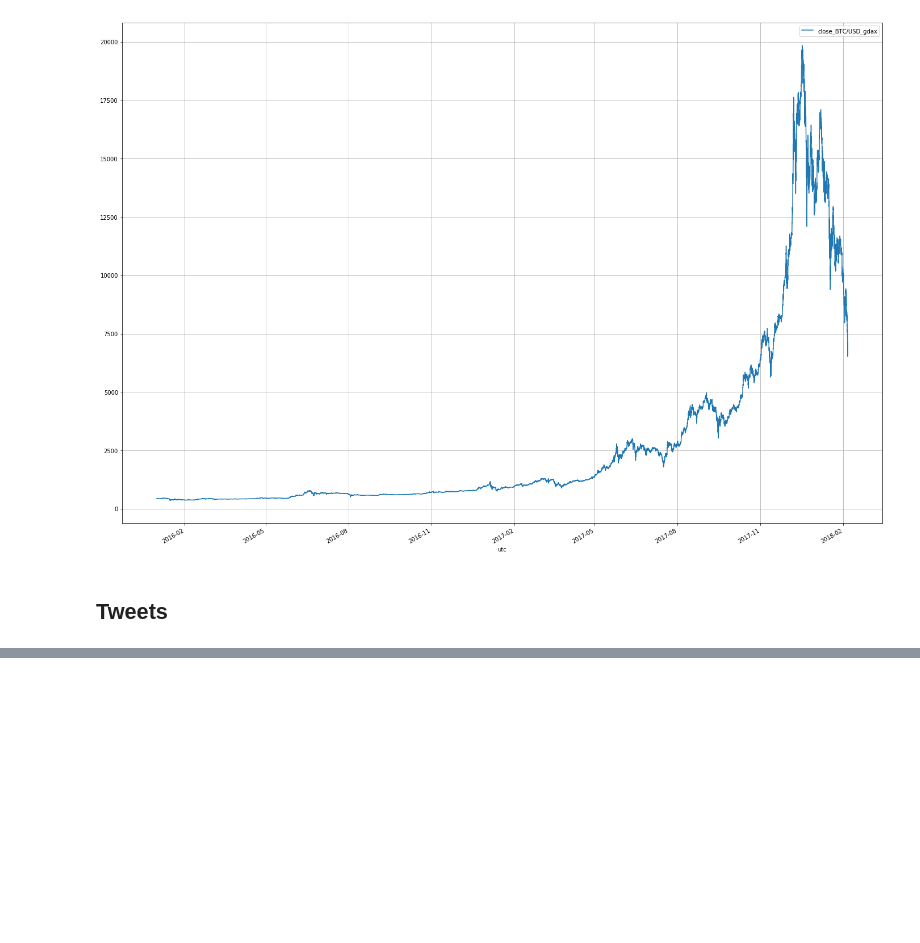
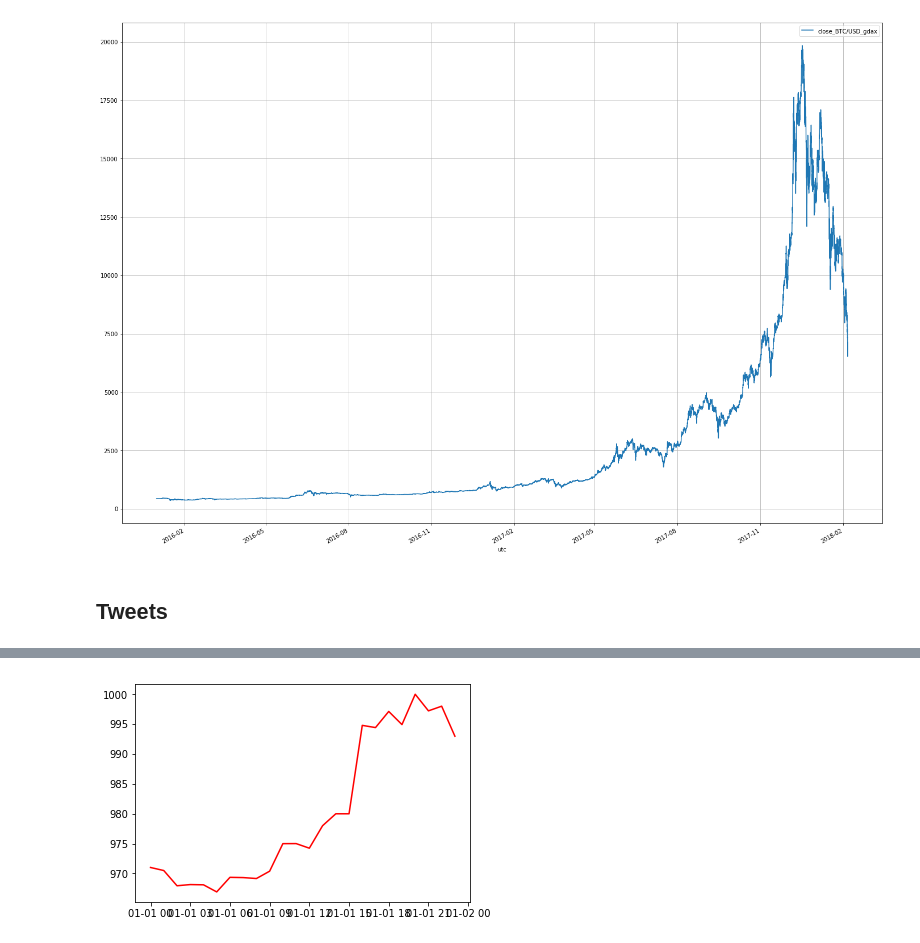
Before and after one commit to bfortuner/punisher, a Jupyter notebook: twitter.ipynb, the cells around one changed output, grey strips where cells are left out. Cells and saved outputs as stored; diff of their text form; code cells hidden in the pictures; blank space fills up the shorter version.

```diff
--- a/twitter.ipynb
+++ b/twitter.ipynb
@@ -70,0 +140,7 @@ tweets = twitter_client.fetch_tweets(
+# %%
+# Load Tweets
+query = 'bitcoin OR btc'
+lang = 'en'
+tweet_df = twitter_client.load_query_tweets_df(query, lang, start)
+tweet_df = get_tweet_counts(tweet_df, freq='H')
+tweet_df.head()
@@ -70,0 +155,10 @@ tweets = twitter_client.fetch_tweets(
+# %%
+# Load Price
+exchange_ids = [ex_cfg.GDAX]
+symbols = ['BTC/USD']
+assets = [Asset.from_symbol(sym) for sym in symbols]
+timeframe = Timeframe.ONE_HOUR
+price_df = ohlcv_feed.load_multiple_assets(
+    exchange_ids, assets, timeframe, start, end=end)
+price_df = price_df[['close_BTC/USD_gdax', 'utc']]
+price_df.head()
@@ -70,0 +173,4 @@ tweets = twitter_client.fetch_tweets(
+# %%
+# Join dataframes
+df = pd.concat([price_df, tweet_df[['tweets']]], axis=1)
+df.head()
@@ -70,0 +185,5 @@ tweets = twitter_client.fetch_tweets(
+# %%
+plt.plot(df['utc'], df['close_BTC/USD_gdax'], color='r')
+plt.show()
+# %% [output]
+[figure, added]
```
Also changed, not shown: parts of 20 cells of this notebook, 2 other files.
